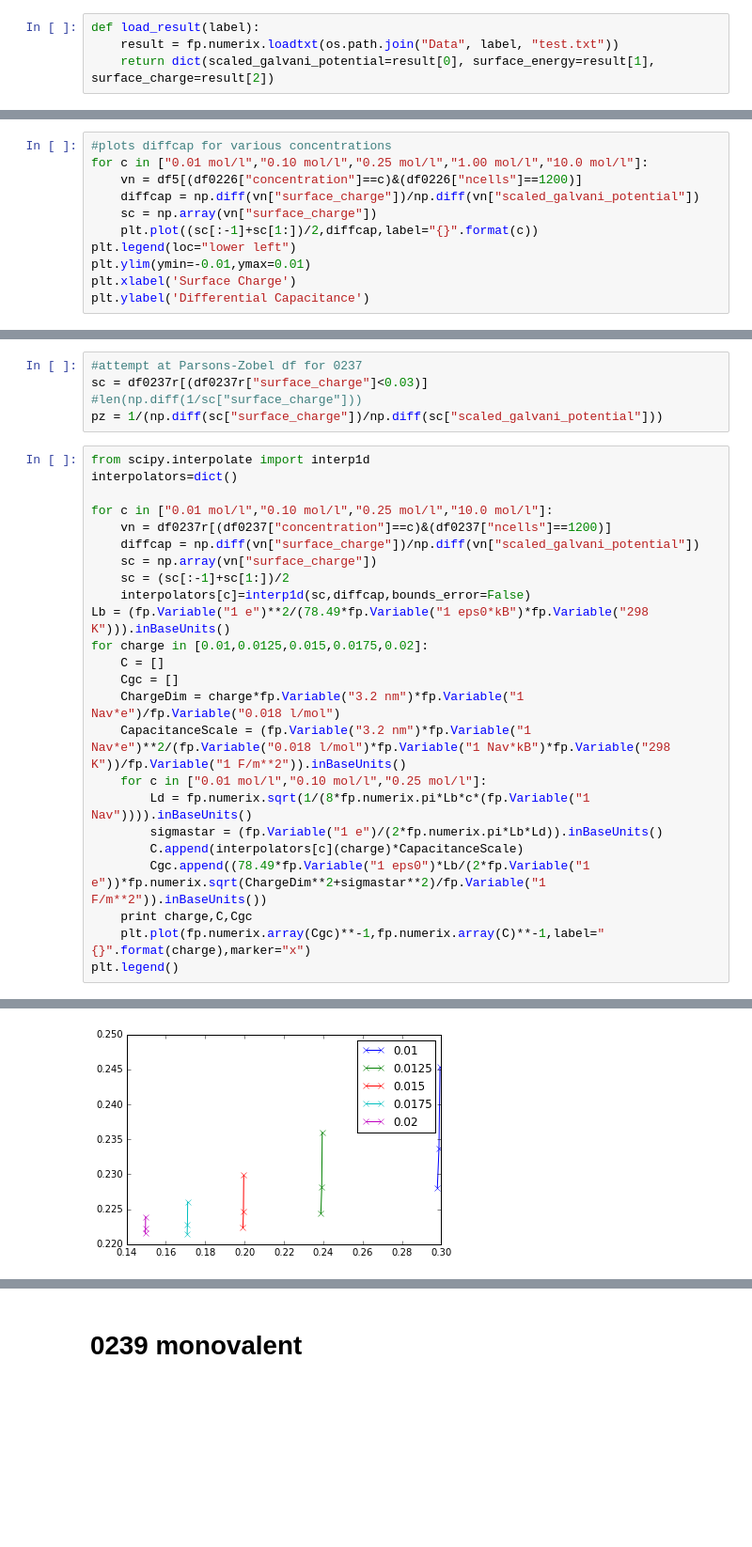
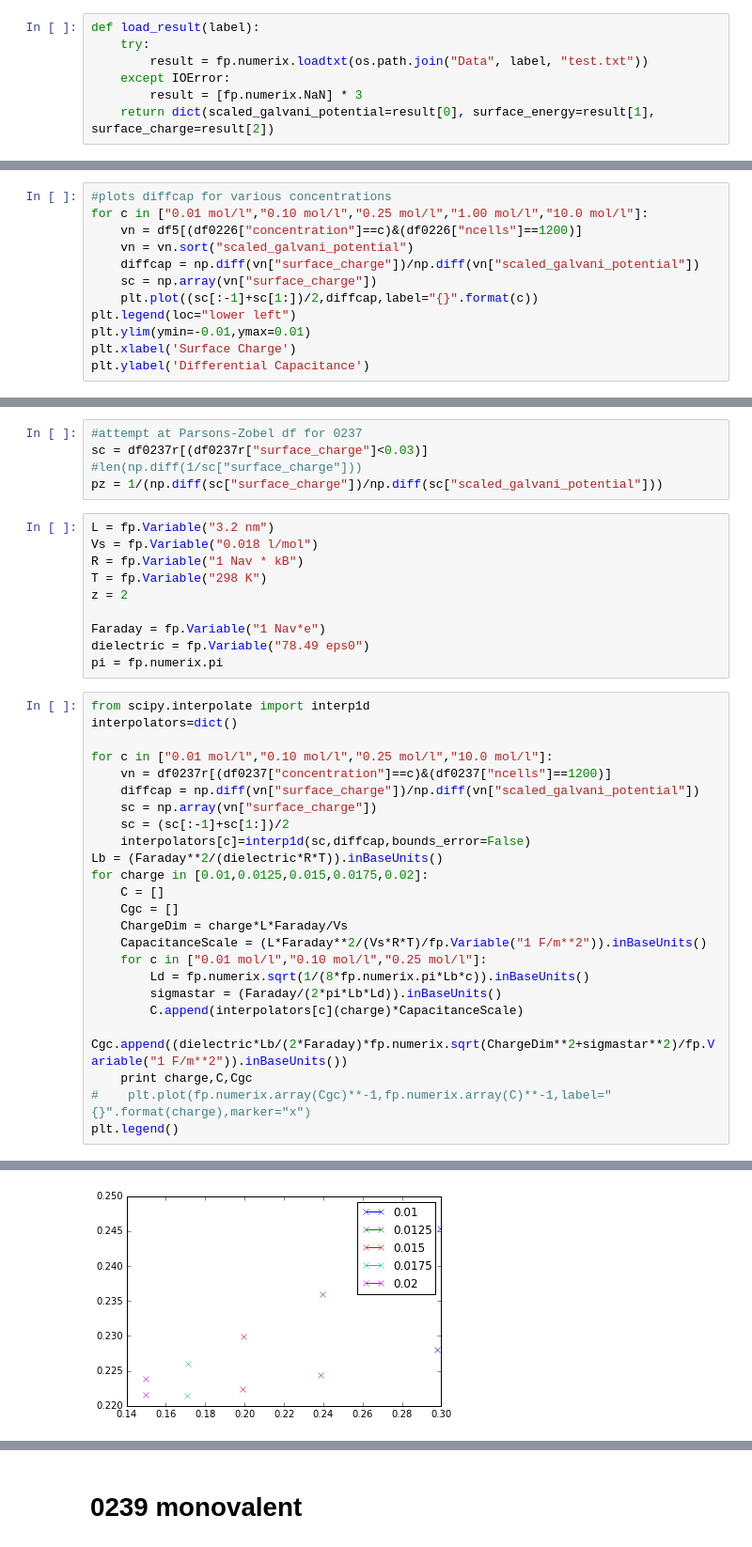
Before and after one commit to usnistgov/diffcap, a Jupyter notebook: analyze.ipynb, the cells around one changed output, grey strips where cells are left out. Shown at 94% size. Drawn from its saved outputs; the diff is of its cells as text; blank space fills up the shorter version.

```diff
--- a/analyze.ipynb
+++ b/analyze.ipynb
@@ -288,7 +288,10 @@ df0240
 400 rows × 7 columns
 # %%
 def load_result(label):
-    result = fp.numerix.loadtxt(os.path.join("Data", label, "test.txt"))
+    try:
+        result = fp.numerix.loadtxt(os.path.join("Data", label, "test.txt"))
+    except IOError:
+        result = [fp.numerix.NaN] * 3
     return dict(scaled_galvani_potential=result[0], surface_energy=result[1], surface_charge=result[2])
 # %%
 df5 = pd.DataFrame(list(df0226["sumatra_label"].apply(load_result)),index=df0226.index)
@@ -434,6 +418,7 @@ plt.ylabel('Differential Capacitance')
 #plots diffcap for various concentrations
 for c in ["0.01 mol/l","0.10 mol/l","0.25 mol/l","1.00 mol/l","10.0 mol/l"]:
     vn = df5[(df0226["concentration"]==c)&(df0226["ncells"]==1200)]
+    vn = vn.sort("scaled_galvani_potential")
     diffcap = np.diff(vn["surface_charge"])/np.diff(vn["scaled_galvani_potential"])
     sc = np.array(vn["surface_charge"])
     plt.plot((sc[:-1]+sc[1:])/2,diffcap,label="{}".format(c))
@@ -513,6 +500,16 @@ plt.plot((sc1[:-1]+sc1[1:])/2,diffcap1,label="{}".format(c))
 sc = df0237r[(df0237r["surface_charge"]<0.03)]
 #len(np.diff(1/sc["surface_charge"]))
 pz = 1/(np.diff(sc["surface_charge"])/np.diff(sc["scaled_galvani_potential"]))
+# %%
+L = fp.Variable("3.2 nm")
+Vs = fp.Variable("0.018 l/mol")
+R = fp.Variable("1 Nav * kB")
+T = fp.Variable("298 K")
+z = 2
+
+Faraday = fp.Variable("1 Nav*e")
+dielectric = fp.Variable("78.49 eps0")
+pi = fp.numerix.pi
 # %%
 from scipy.interpolate import interp1d
 interpolators=dict()
@@ -523,18 +520,18 @@ for c in ["0.01 mol/l","0.10 mol/l","0.25 mol/l","10.0 mol/l"]:
     sc = np.array(vn["surface_charge"])
     sc = (sc[:-1]+sc[1:])/2
     interpolators[c]=interp1d(sc,diffcap,bounds_error=False)
-Lb = (fp.Variable("1 e")**2/(78.49*fp.Variable("1 eps0*kB")*fp.Variable("298 K"))).inBaseUnits()
+Lb = (Faraday**2/(dielectric*R*T)).inBaseUnits()
 for charge in [0.01,0.0125,0.015,0.0175,0.02]:
     C = []
     Cgc = []
-    ChargeDim = charge*fp.Variable("3.2 nm")*fp.Variable("1 Nav*e")/fp.Variable("0.018 l/mol")
-    CapacitanceScale = (fp.Variable("3.2 nm")*fp.Variable("1 Nav*e")**2/(fp.Variable("0.018 l/mol")*fp.Variable("1 Nav*kB")*fp.Variable("298 K"))/fp.Variable("1 F/m**2")).inBaseUnits()
+    ChargeDim = charge*L*Faraday/Vs
+    CapacitanceScale = (L*Faraday**2/(Vs*R*T)/fp.Variable("1 F/m**2")).inBaseUnits()
     for c in ["0.01 mol/l","0.10 mol/l","0.25 mol/l"]:
-        Ld = fp.numerix.sqrt(1/(8*fp.numerix.pi*Lb*c*(fp.Variable("1 Nav")))).inBaseUnits()
-        sigmastar = (fp.Variable("1 e")/(2*fp.numerix.pi*Lb*Ld)).inBaseUnits()
+        Ld = fp.numerix.sqrt(1/(8*fp.numerix.pi*Lb*c)).inBaseUnits()
+        sigmastar = (Faraday/(2*pi*Lb*Ld)).inBaseUnits()
         C.append(interpolators[c](charge)*CapacitanceScale)
-        Cgc.append((78.49*fp.Variable("1 eps0")*Lb/(2*fp.Variable("1 e"))*fp.numerix.sqrt(ChargeDim**2+sigmastar**2)/fp.Variable("1 F/m**2")).inBaseUnits())
+        Cgc.append((dielectric*Lb/(2*Faraday)*fp.numerix.sqrt(ChargeDim**2+sigmastar**2)/fp.Variable("1 F/m**2")).inBaseUnits())
     print charge,C,Cgc
-    plt.plot(fp.numerix.array(Cgc)**-1,fp.numerix.array(C)**-1,label="{}".format(charge),marker="x")
+#    plt.plot(fp.numerix.array(Cgc)**-1,fp.numerix.array(C)**-1,label="{}".format(charge),marker="x")
 plt.legend()
 # %% [output]
@@ -546,2 +543,2 @@ plt.legend()
 <matplotlib.legend.Legend at 0x...>
-[figure, old version]
+[figure, new version]
```
Also changed, not shown: parts of 45 cells of this notebook.
